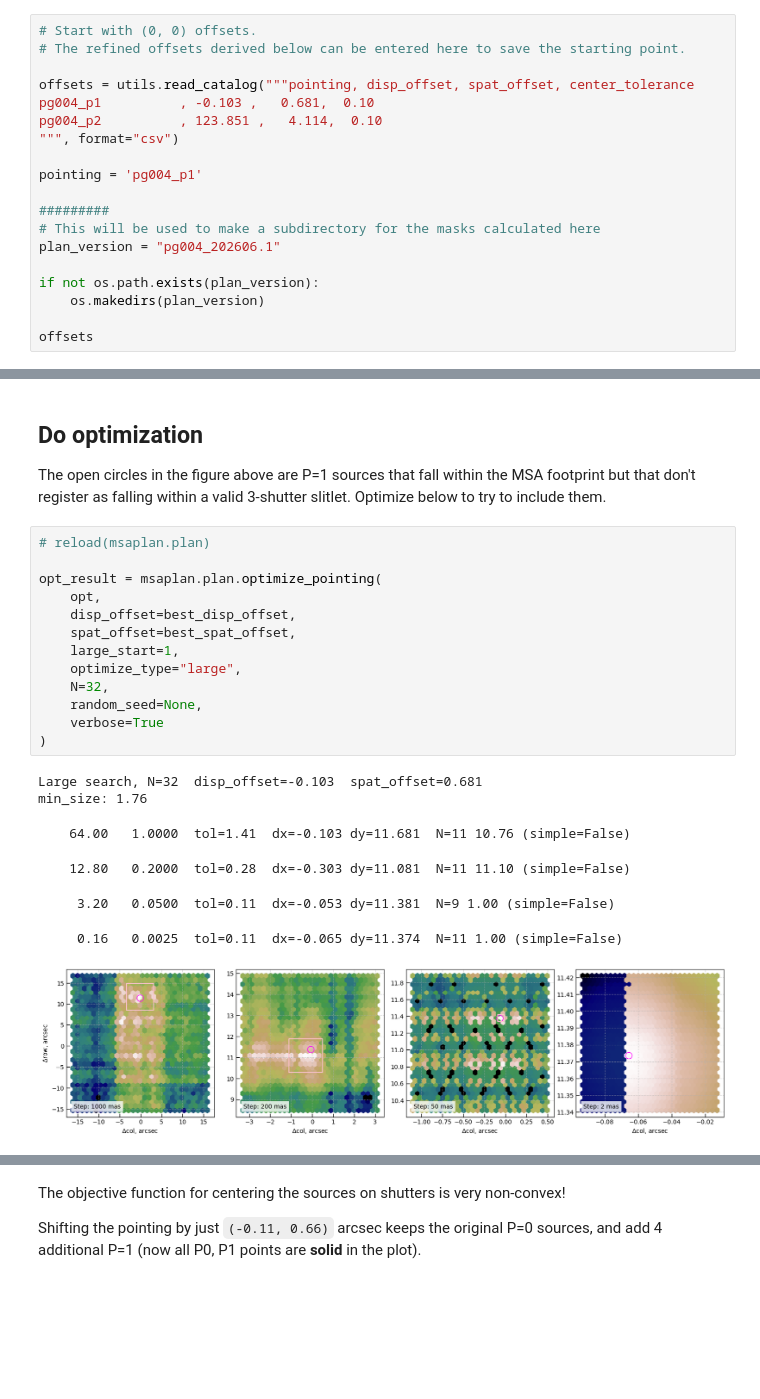
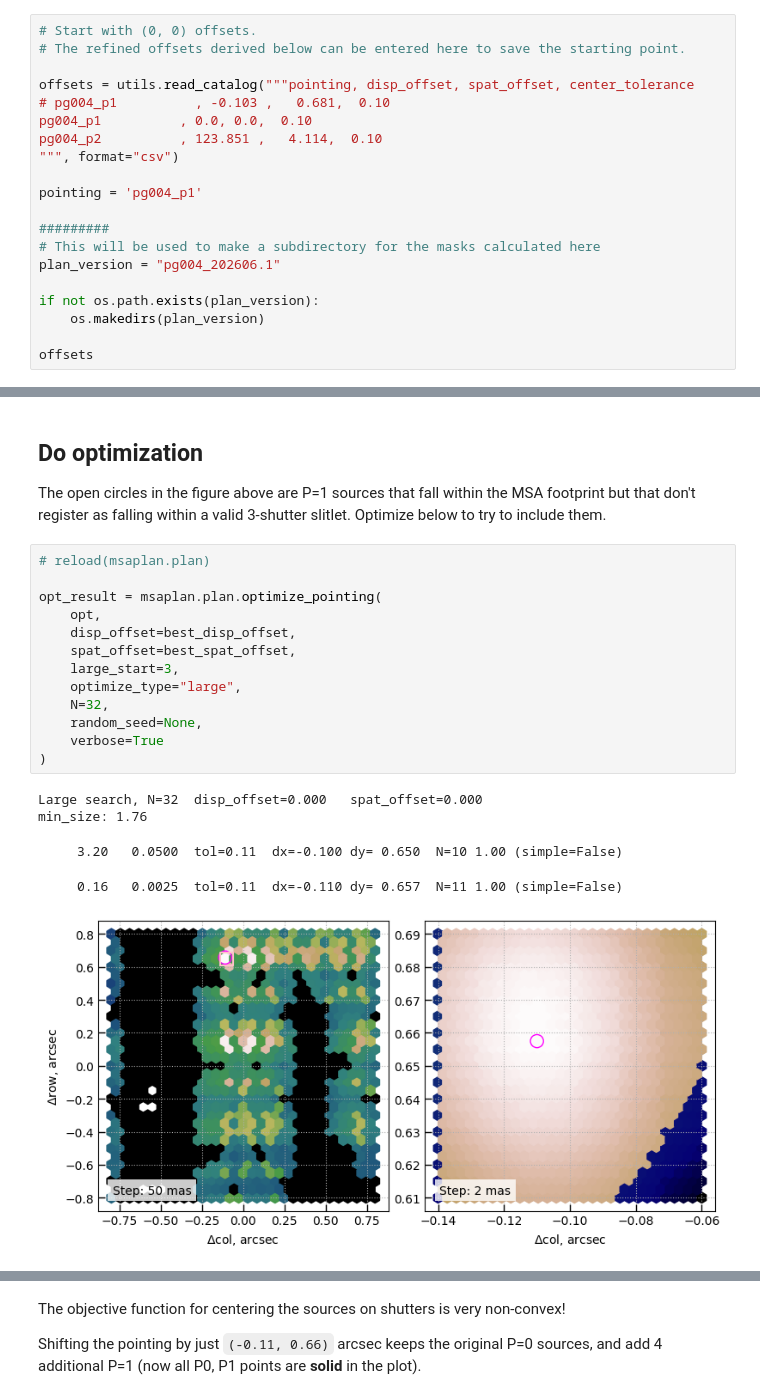
Before and after one commit to gbrammer/rubies-msa-mask, a Jupyter notebook: notebooks/make_masks.ipynb, the cells around one changed output, grey strips where cells are left out. Cells and saved outputs as stored; diff of their text form; blank space fills up the shorter version.

```diff
--- a/notebooks/make_masks.ipynb
+++ b/notebooks/make_masks.ipynb
@@ -277,7 +278,8 @@ Multiple masks can be derived for a given visit, APA, e.g., for multiple grating
 # The refined offsets derived below can be entered here to save the starting point.
 
 offsets = utils.read_catalog("""pointing, disp_offset, spat_offset, center_tolerance
-pg004_p1          , -0.103 ,   0.681,  0.10
+# pg004_p1          , -0.103 ,   0.681,  0.10
+pg004_p1          , 0.0, 0.0,  0.10
 pg004_p2          , 123.851 ,   4.114,  0.10
 """, format="csv")
 
@@ -503,21 +506,19 @@ The open circles in the figure above are P=1 sources that fall within the MSA fo
 # %%
 # reload(msaplan.plan)
 
 opt_result = msaplan.plan.optimize_pointing(
     opt,
     disp_offset=best_disp_offset,
     spat_offset=best_spat_offset,
-    large_start=1,
+    large_start=3,
     optimize_type="large",
     N=32,
     random_seed=None,
     verbose=True
 )
 # %% [output]
-Large search, N=32  disp_offset=-0.103  spat_offset=0.681
+Large search, N=32  disp_offset=0.000   spat_offset=0.000
 min_size: 1.76
-    64.00   1.0000  tol=1.41  dx=-0.103 dy=11.681  N=11 10.76 (simple=False)
+     3.20   0.0500  tol=0.11  dx=-0.100 dy= 0.650  N=10 1.00 (simple=False)
-    12.80   0.2000  tol=0.28  dx=-0.303 dy=11.081  N=11 11.10 (simple=False)
+     0.16   0.0025  tol=0.11  dx=-0.110 dy= 0.657  N=11 1.00 (simple=False)
-     3.20   0.0500  tol=0.11  dx=-0.053 dy=11.381  N=9 1.00 (simple=False)
-     0.16   0.0025  tol=0.11  dx=-0.065 dy=11.374  N=11 1.00 (simple=False)
-[figure, old version]
+[figure, new version]
```
Also changed, not shown: parts of 30 cells of this notebook, 8 other files.
